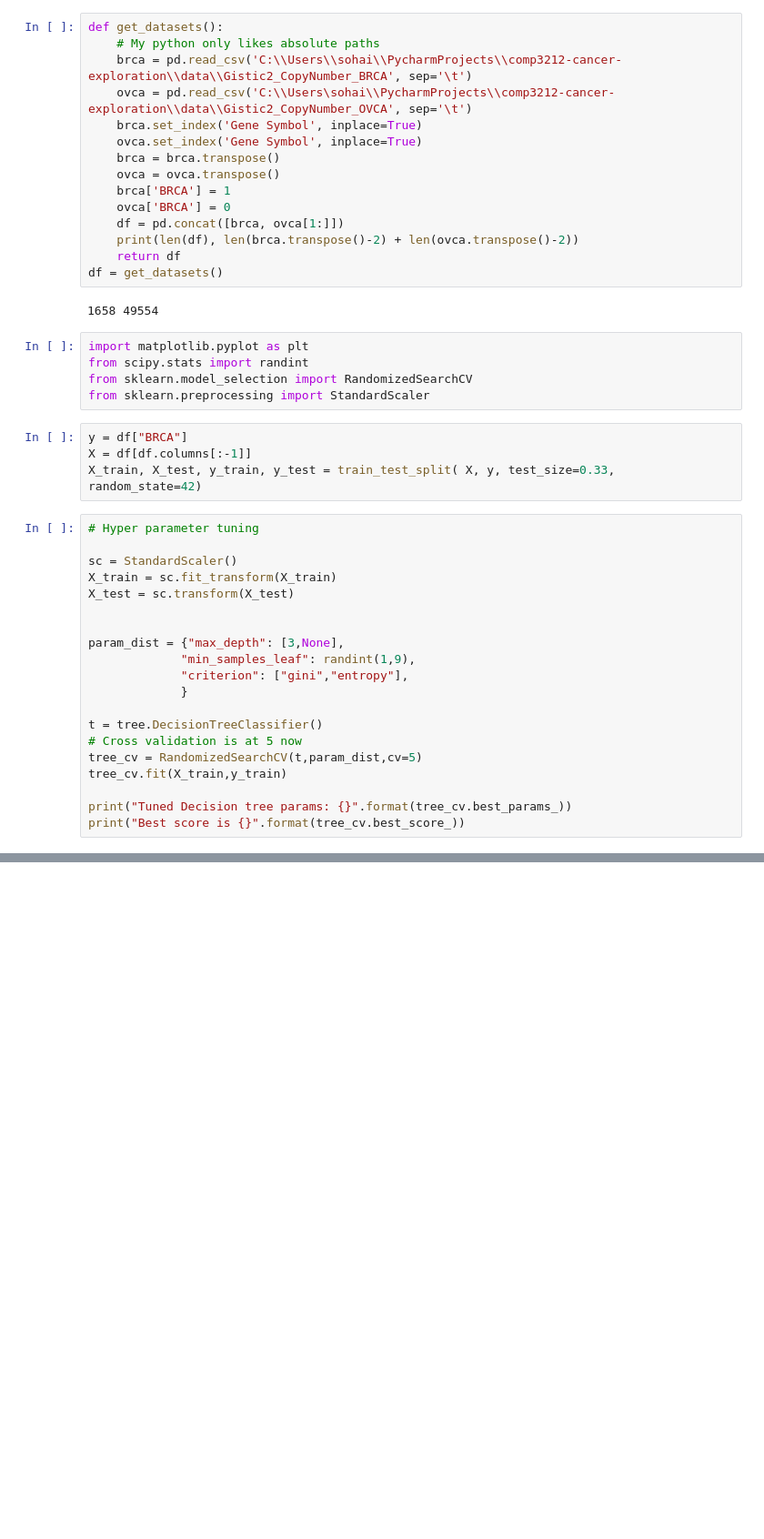
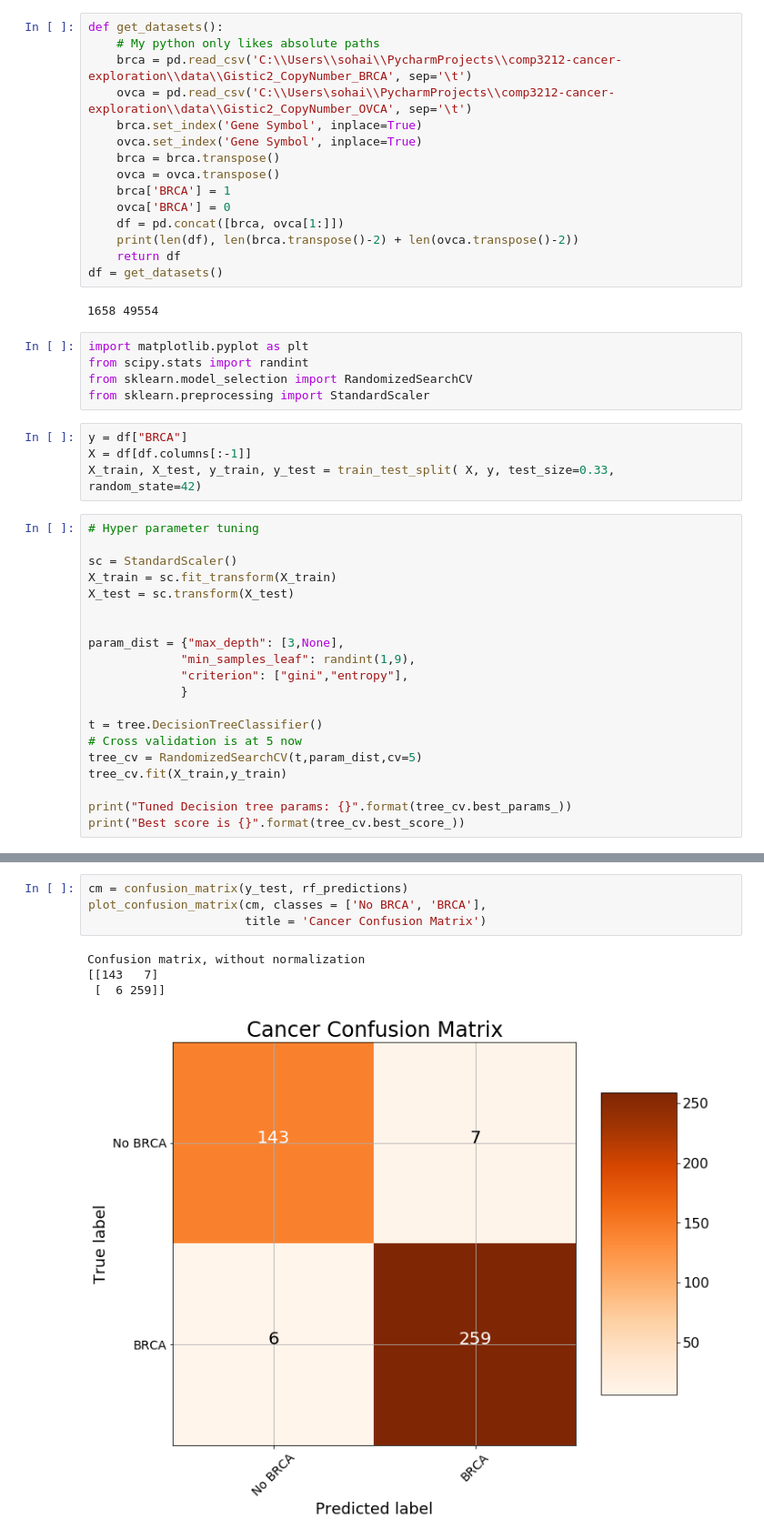
Before and after one commit to behradkoohy/comp3212-cancer-exploration, a Jupyter notebook: 1.decision_trees.ipynb, the cells around one changed output, grey strips where cells are left out. Shown at 91% size. Cells and saved outputs as stored; diff of their text form; blank space fills up the shorter version.

```diff
--- a/1.decision_trees.ipynb
+++ b/1.decision_trees.ipynb
@@ -145,0 +242,9 @@ transformed shape: (1658, 997)
+# %%
+cm = confusion_matrix(y_test, rf_predictions)
+plot_confusion_matrix(cm, classes = ['No BRCA', 'BRCA'],
+                      title = 'Cancer Confusion Matrix')
+# %% [output]
+Confusion matrix, without normalization
+[[143   7]
+ [  6 259]]
+[figure, added]
```
Also changed, not shown: parts of 10 cells of this notebook, 2 other files.
